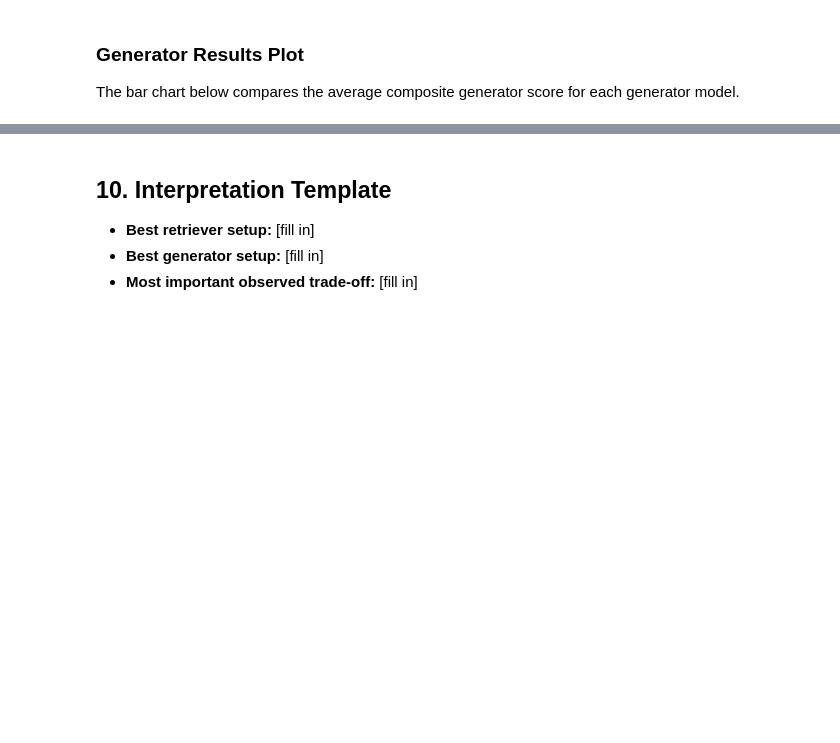
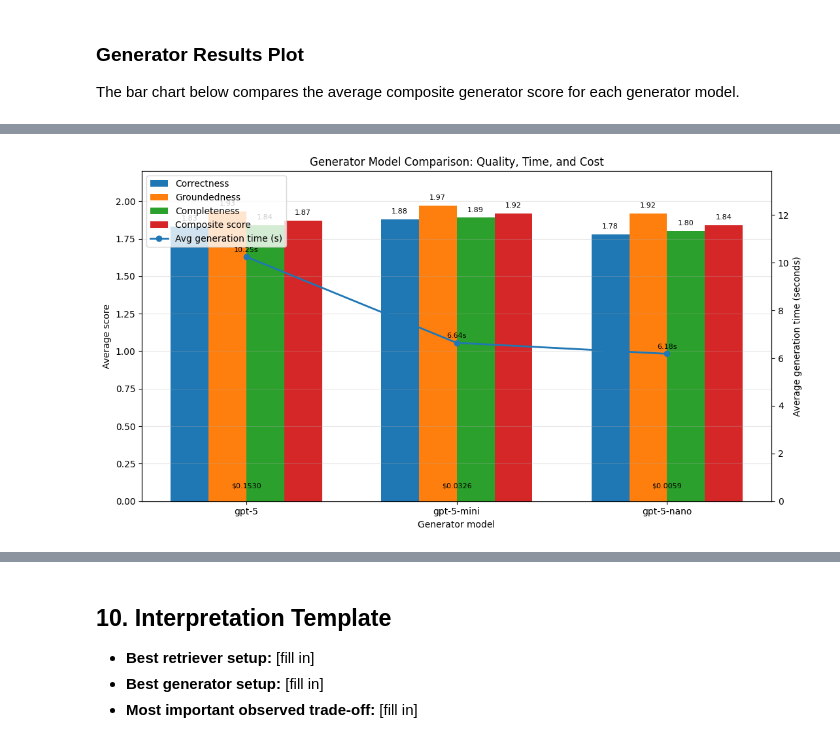
Before and after one commit to Steff72/npr_mc_1, a Jupyter notebook: npr_mc_1.ipynb, the cells around one changed output, grey strips where cells are left out. Drawn from its saved outputs; the diff is of its cells as text; code cells hidden in the pictures; blank space fills up the shorter version.

```diff
--- a/npr_mc_1.ipynb
+++ b/npr_mc_1.ipynb
@@ -1343,0 +1549,72 @@ plt.show()
+# %%
+plot_df = generator_results_df.copy()
+
+models = plot_df["generator_model"].tolist()
+x = np.arange(len(models))
+width = 0.18
+
+fig, ax1 = plt.subplots(figsize=(11, 6))
+
+# Quality metrics as grouped bars
+bars1 = ax1.bar(x - 1.5 * width, plot_df["avg_correctness"], width, label="Correctness")
+bars2 = ax1.bar(x - 0.5 * width, plot_df["avg_groundedness"], width, label="Groundedness")
+bars3 = ax1.bar(x + 0.5 * width, plot_df["avg_completeness"], width, label="Completeness")
+bars4 = ax1.bar(x + 1.5 * width, plot_df["avg_generator_score"], width, label="Composite score")
+
+ax1.set_title("Generator Model Comparison: Quality, Time, and Cost")
+ax1.set_xlabel("Generator model")
+ax1.set_ylabel("Average score")
+ax1.set_xticks(x)
+ax1.set_xticklabels(models)
+ax1.set_ylim(0, 2.2)
+ax1.grid(True, axis="y", alpha=0.3)
+
+# Add value labels to bars
+for bars in [bars1, bars2, bars3, bars4]:
+    for bar in bars:
+        h = bar.get_height()
+        ax1.text(
+            bar.get_x() + bar.get_width() / 2,
+            h + 0.03,
+            f"{h:.2f}",
+            ha="center",
+            va="bottom",
+            fontsize=8
+        )
+
+# Secondary axis for average generation time
+ax2 = ax1.twinx()
+line1 = ax2.plot(
+    x,
+    plot_df["avg_generation_seconds"],
+    marker="o",
+    linewidth=2,
+    label="Avg generation time (s)"
+)
+ax2.set_ylabel("Average generation time (seconds)")
+ax2.set_ylim(0, plot_df["avg_generation_seconds"].max() * 1.35)
+
+# Add time labels
+for xi, val in zip(x, plot_df["avg_generation_seconds"]):
+    ax2.text(xi, val + 0.15, f"{val:.2f}s", ha="center", va="bottom", fontsize=8)
+
+# Add cost as text near the bottom of each model group
+for xi, cost in zip(x, plot_df["estimated_generation_cost_usd"]):
+    ax1.text(
+        xi,
+        0.08,
+        f"${cost:.4f}",
+        ha="center",
+        va="bottom",
+        fontsize=8,
+        rotation=0
+    )
+
+# Combined legend
+handles1, labels1 = ax1.get_legend_handles_labels()
+handles2, labels2 = ax2.get_legend_handles_labels()
+ax1.legend(handles1 + handles2, labels1 + labels2, loc="upper left")
+
+plt.tight_layout()
+# %% [output]
+[figure, added]
```
Also changed, not shown: parts of 22 cells of this notebook.
